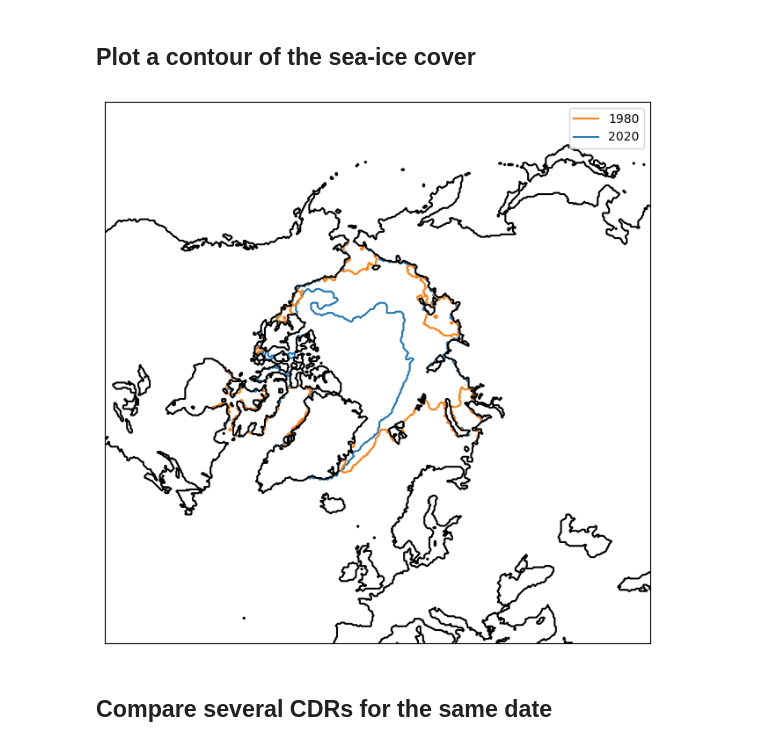
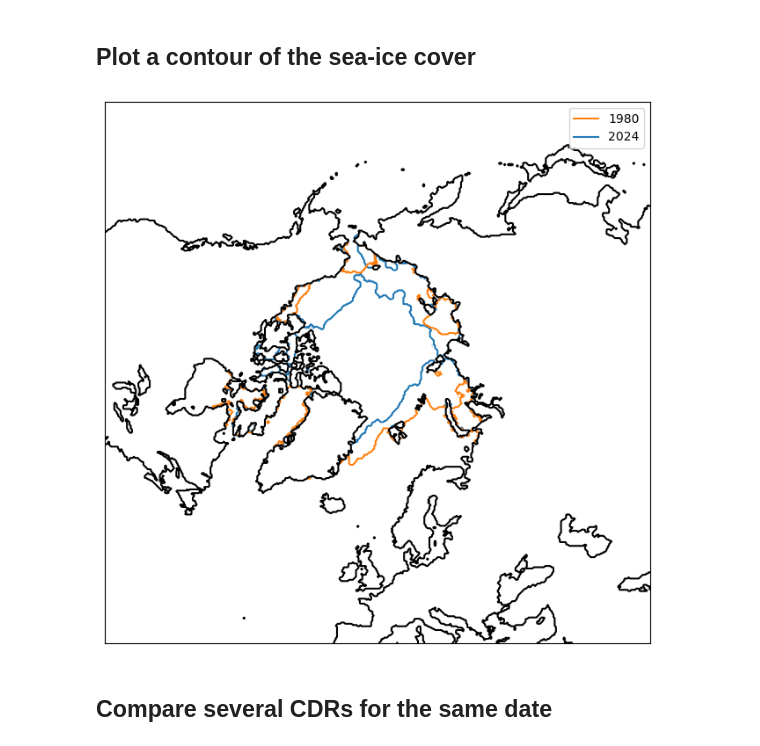
Before and after one commit to TomLav/snippets, a Jupyter notebook: Read OSISAF CCI Sea Ice Concentration CDR.ipynb, the cells around one changed output. Saved outputs shown, nothing was run; the diff lists cells and outputs as text; code cells hidden in the pictures.

```diff
--- a/Read OSISAF CCI Sea Ice Concentration CDR.ipynb
+++ b/Read OSISAF CCI Sea Ice Concentration CDR.ipynb
@@ -175,35 +190,37 @@ plt.show()
 # %%
 import matplotlib.lines as mlines
 
+yyyy1 = 1980
+yyyy2 = 2024
 
-# access the two dates
-ds_1980 = xr.open_dataset(get_sic_url(date(1980,9,15),'nh', cdr='osisaf-v3-cdr'))
-ds_2020 = xr.open_dataset(get_sic_url(date(2020,9,15),'nh', cdr='osisaf-v3-cdr'))
+# access the SIC maps for the two dates
+ds_yyyy1 = xr.open_dataset(find_sic_file(date(yyyy1,9,1),'nh', ('osisaf-v3',))[0])
+ds_yyyy2 = xr.open_dataset(find_sic_file(date(yyyy2,9,1),'nh', ('osisaf-v3-amsr','osisaf-v3'))[0])
 
 fig = plt.figure(figsize=(8,8))
 ax = fig.add_subplot(1,1,1)
 
-# plot the sea ice contour (at 50% SIC level), and the lines for the legend
-ax.contour(ds_2020['ice_conc'][0], levels=(0.5,), colors='C0', origin='upper',)
-ln_2020 = mlines.Line2D([], [], color='C0', label='2020')
+# plot the sea ice contour, and the lines for the legend
+ax.contour(ds_yyyy2['ice_conc'][0], levels=(0.5,), colors='C0', origin='upper',)
+ln_yyyy2 = mlines.Line2D([], [], color='C0', label=str(yyyy2))
 
-ax.contour(ds_1980['ice_conc'][0], levels=(0.5,), colors='C1', origin='upper')
-ln_1980 = mlines.Line2D([], [], color='C1', label='1980')
+ax.contour(ds_yyyy1['ice_conc'][0], levels=(0.5,), colors='C1', origin='upper')
+ln_yyyy1 = mlines.Line2D([], [], color='C1', label=str(yyyy1))
 
 # add contour of the landmask
-landmask=ds_2020['ice_conc'][0].to_masked_array().mask
+landmask=ds_yyyy2['ice_conc'][0].to_masked_array().mask
 ax.contour(landmask.astype('float'), levels=(0.5,), colors='k', origin='upper')
 
 # add the legend
-ax.legend(handles=[ln_1980, ln_2020])
+ax.legend(handles=[ln_yyyy1, ln_yyyy2])
 
 # remove x/y-ticks
 ax.set_xticks([])
 ax.set_yticks([])
 
 plt.show()
 # %% [output]
-[figure, old version]
+[figure, new version]
 # %% [markdown]
 ## Compare several CDRs for the same date
 # %%
```
Also changed, not shown: parts of 9 cells of this notebook.
